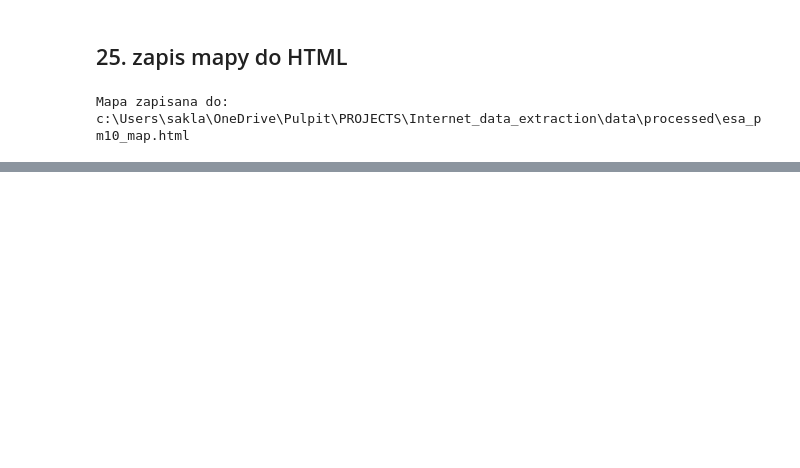
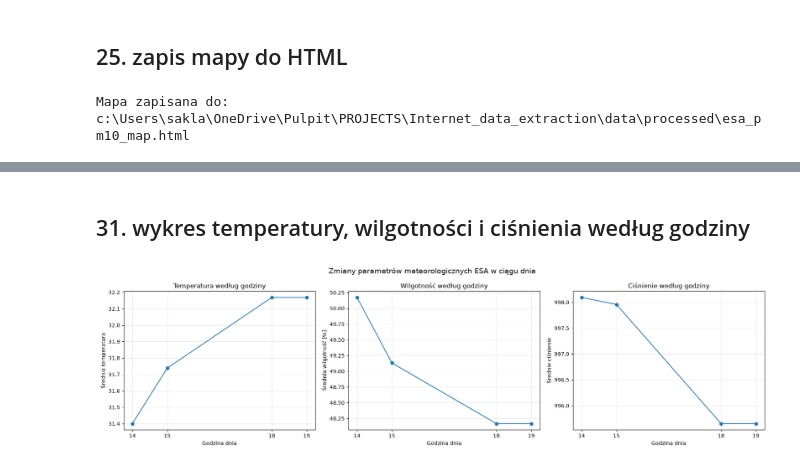
Before and after one commit to saklaskidominik/Internet_data_extraction, a Jupyter notebook: notebooks/01_environmental_snapshot_eda.ipynb, the cells around one changed output, grey strips where cells are left out. Saved outputs shown, nothing was run; the diff lists cells and outputs as text; code cells hidden in the pictures; blank space fills up the shorter version.

```diff
--- a/notebooks/01_environmental_snapshot_eda.ipynb
+++ b/notebooks/01_environmental_snapshot_eda.ipynb
@@ -589,0 +716,16 @@ Mapa zapisana do: c:\Users\sakla\OneDrive\Pulpit\PROJECTS\Internet_data_extracti
+# %%
+hourly_weather = (
+    df_time
+    .dropna(subset=["hour"])
+    .groupby("hour")
+    .agg(
+        srednia_temperatura=("temperature", "mean"),
+        srednia_wilgotnosc=("humidity", "mean"),
+        srednie_cisnienie=("pressure", "mean"),
+        liczba_pomiarow=("measurement_id", "count"),
+    )
+    .reset_index()
+    .sort_values("hour")
+)
+
+hourly_weather.round(2)
@@ -589,0 +738,52 @@ Mapa zapisana do: c:\Users\sakla\OneDrive\Pulpit\PROJECTS\Internet_data_extracti
+# %% [markdown]
+## 31. wykres temperatury, wilgotności i ciśnienia według godziny
+# %%
+fig, axes = plt.subplots(1, 3, figsize=(18, 5))
+
+# Wykres 1 — temperatura
+axes[0].plot(
+    hourly_weather["hour"],
+    hourly_weather["srednia_temperatura"],
+    marker="o",
+)
+
+axes[0].set_title("Temperatura według godziny")
+axes[0].set_xlabel("Godzina dnia")
+axes[0].set_ylabel("Średnia temperatura")
+axes[0].set_xticks(hourly_weather["hour"])
+axes[0].grid(True, alpha=0.3)
+
+
+# Wykres 2 — wilgotność
+axes[1].plot(
+    hourly_weather["hour"],
+    hourly_weather["srednia_wilgotnosc"],
+    marker="o",
+)
+
+axes[1].set_title("Wilgotność według godziny")
+axes[1].set_xlabel("Godzina dnia")
+axes[1].set_ylabel("Średnia wilgotność [%]")
+axes[1].set_xticks(hourly_weather["hour"])
+axes[1].grid(True, alpha=0.3)
+
+
+# Wykres 3 — ciśnienie
+axes[2].plot(
+    hourly_weather["hour"],
+    hourly_weather["srednie_cisnienie"],
+    marker="o",
+)
+
+axes[2].set_title("Ciśnienie według godziny")
+axes[2].set_xlabel("Godzina dnia")
+axes[2].set_ylabel("Średnie ciśnienie")
+axes[2].set_xticks(hourly_weather["hour"])
+axes[2].grid(True, alpha=0.3)
+
+
+plt.suptitle("Zmiany parametrów meteorologicznych ESA w ciągu dnia", fontsize=14)
+plt.tight_layout()
+plt.show()
+# %% [output]
+[figure, added]
```
Also changed, not shown: parts of 16 cells of this notebook.
